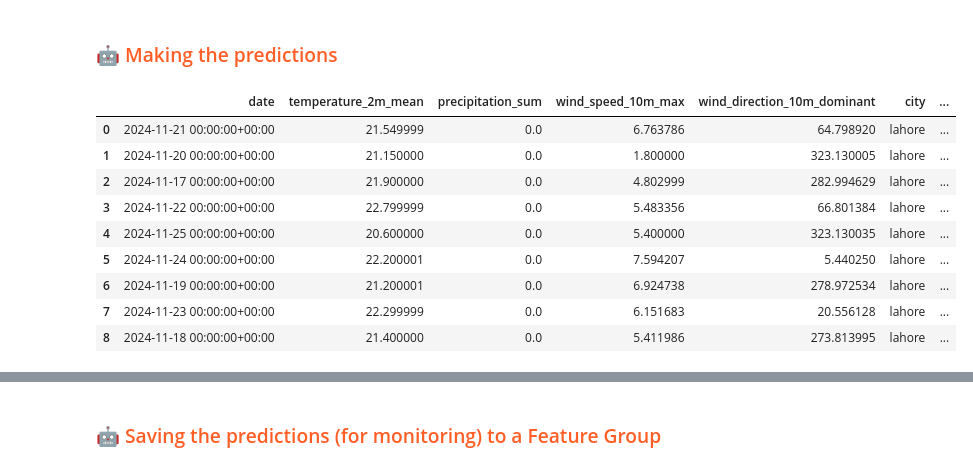
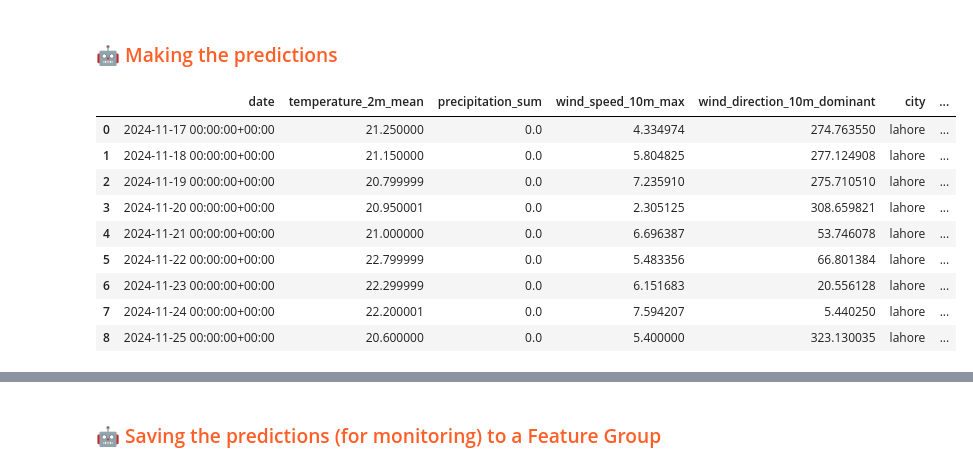
Before and after one commit to Aqsa-K/air-quality-prediction, a Jupyter notebook: notebooks/ch03/4_air_quality_batch_inference.ipynb, the cells around one changed output, grey strips where cells are left out. Saved outputs shown, nothing was run; the diff lists cells and outputs as text; code cells hidden in the pictures.

```diff
--- a/notebooks/ch03/4_air_quality_batch_inference.ipynb
+++ b/notebooks/ch03/4_air_quality_batch_inference.ipynb
@@ -111,0 +131,4 @@ Finished: Reading data from Hopsworks, using Hopsworks Feature Query Service (0.
+# %%
+selected_features = selected_features.sort_values(by='date').reset_index(drop=True)
+# %%
+past_air_q_list = selected_features[['date', 'pm25']][-3:]['pm25'].tolist()
@@ -112,20 +152,50 @@ Finished: Reading data from Hopsworks, using Hopsworks Feature Query Service (0.
 # %% [markdown]
 ### <span style="color:#ff5f27;">🤖 Making the predictions</span>
+# %%
+# Initialize an empty list to store predictions
+predictions = []
+
+# Iterate through each row of the DataFrame
+for index, row in batch_data.iterrows():
+    past_air_quality_mean = sum(past_air_q_list)/3
+    # Extract the feature values for prediction as a 1D array
+    features = row[['past_air_quality', 'temperature_2m_mean', 'precipitation_sum',
+                    'wind_speed_10m_max', 'wind_direction_10m_dominant']].values
+
+    # Reshape features to a 2D array (required by XGBoost's predict method)
+    features = features.reshape(1, -1)
+
+    # Make a prediction for the row
+    prediction = retrieved_xgboost_model.predict(features)
+
+    # Append the prediction to the list
+    predictions.append(prediction[0])
+    past_air_q_list.append(prediction[0])
+    past_air_q_list = past_air_q_list[1:]
+
+    # print(past_air_q_list)
+    batch_data.loc[index,'past_air_quality'] = past_air_quality_mean
+
+# Add the predictions as a new column in the DataFrame
+batch_data['predicted_pm25'] = predictions
+
+# Display the updated DataFrame
+batch_data
+# %% [output]
+|  | date | temperature_2m_mean | precipitation_sum | wind_speed_10m_max | wind_direction_10m_dominant | city | ... |
+| 0 | 2024-11-17 00:00:00+00:00 | 21.250000 | 0.0 | 4.334974 | 274.763550 | lahore | ... |
+| 1 | 2024-11-18 00:00:00+00:00 | 21.150000 | 0.0 | 5.804825 | 277.124908 | lahore | ... |
+| 2 | 2024-11-19 00:00:00+00:00 | 20.799999 | 0.0 | 7.235910 | 275.710510 | lahore | ... |
+| 3 | 2024-11-20 00:00:00+00:00 | 20.950001 | 0.0 | 2.305125 | 308.659821 | lahore | ... |
+| 4 | 2024-11-21 00:00:00+00:00 | 21.000000 | 0.0 | 6.696387 | 53.746078 | lahore | ... |
+| 5 | 2024-11-22 00:00:00+00:00 | 22.799999 | 0.0 | 5.483356 | 66.801384 | lahore | ... |
+| 6 | 2024-11-23 00:00:00+00:00 | 22.299999 | 0.0 | 6.151683 | 20.556128 | lahore | ... |
+| 7 | 2024-11-24 00:00:00+00:00 | 22.200001 | 0.0 | 7.594207 | 5.440250 | lahore | ... |
+| 8 | 2024-11-25 00:00:00+00:00 | 20.600000 | 0.0 | 5.400000 | 323.130035 | lahore | ... |
 # %%
-batch_data['predicted_pm25'] = retrieved_xgboost_model.predict(
-    batch_data[['temperature_2m_mean', 'precipitation_sum', 'wind_speed_10m_max', 'wind_direction_10m_dominant']])
-batch_data
+# batch_data['predicted_pm25'] = retrieved_xgboost_model.predict(
+#     batch_data[['temperature_2m_mean', 'precipitation_sum', 'wind_speed_10m_max', 'wind_direction_10m_dominant']])
+# batch_data
-# %% [output]
-|  | date | temperature_2m_mean | precipitation_sum | wind_speed_10m_max | wind_direction_10m_dominant | city | ... |
-| 0 | 2024-11-21 00:00:00+00:00 | 21.549999 | 0.0 | 6.763786 | 64.798920 | lahore | ... |
-| 1 | 2024-11-20 00:00:00+00:00 | 21.150000 | 0.0 | 1.800000 | 323.130005 | lahore | ... |
-| 2 | 2024-11-17 00:00:00+00:00 | 21.900000 | 0.0 | 4.802999 | 282.994629 | lahore | ... |
-| 3 | 2024-11-22 00:00:00+00:00 | 22.799999 | 0.0 | 5.483356 | 66.801384 | lahore | ... |
-| 4 | 2024-11-25 00:00:00+00:00 | 20.600000 | 0.0 | 5.400000 | 323.130035 | lahore | ... |
-| 5 | 2024-11-24 00:00:00+00:00 | 22.200001 | 0.0 | 7.594207 | 5.440250 | lahore | ... |
-| 6 | 2024-11-19 00:00:00+00:00 | 21.200001 | 0.0 | 6.924738 | 278.972534 | lahore | ... |
-| 7 | 2024-11-23 00:00:00+00:00 | 22.299999 | 0.0 | 6.151683 | 20.556128 | lahore | ... |
-| 8 | 2024-11-18 00:00:00+00:00 | 21.400000 | 0.0 | 5.411986 | 273.813995 | lahore | ... |
 # %%
 batch_data.info()
 # %% [output]
```
Also changed, not shown: parts of 22 cells of this notebook, 3 other files.
